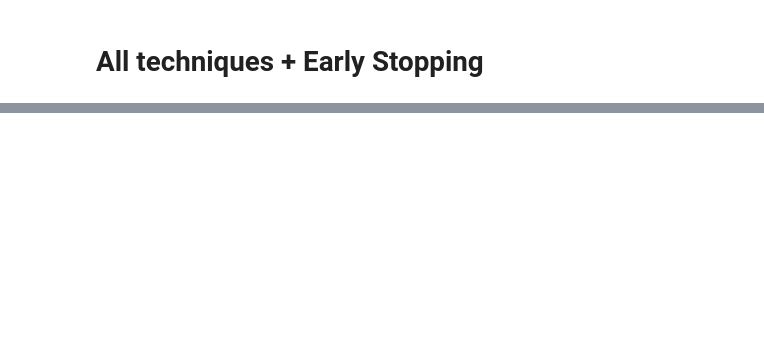
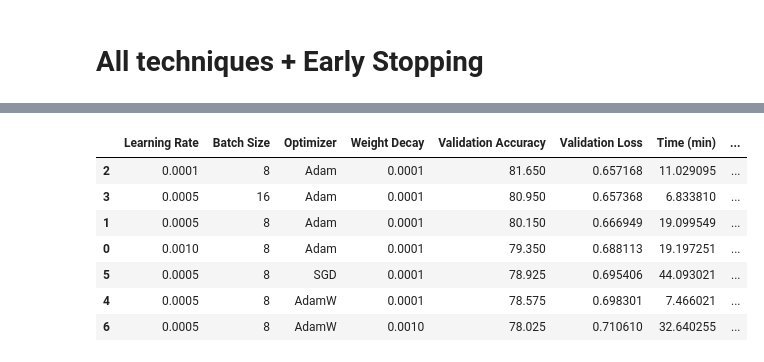
Before and after one commit to trijesh61/Freshness-Inspection-CNN, a Jupyter notebook: Freshness Inspection.ipynb, the cells around one changed output, grey strips where cells are left out. Saved outputs shown, nothing was run; the diff lists cells and outputs as text; code cells hidden in the pictures; blank space fills up the shorter version.

```diff
--- a/Freshness Inspection.ipynb
+++ b/Freshness Inspection.ipynb
@@ -581,0 +980,22 @@ all_labels, all_predictions = train_model_early_stopping(
+# %%
+experiments = [
+    (0.001, 8, "Adam", 0.0001),
+    (0.0005, 8, "Adam", 0.0001),
+    (0.0001, 8, "Adam", 0.0001),
+
+    (0.0005, 16, "Adam", 0.0001),
+    (0.0005, 8, "AdamW", 0.0001),
+    (0.0005, 8, "SGD", 0.0001),
+
+    (0.0005, 8, "AdamW", 0.001),
+]
+
+results = []
+
+for params in experiments:
+    result = run_tuning(*params)
+    results.append(result)
+
+    # Release GPU resources between experiments
+    del result
+    torch.cuda.empty_cache()
@@ -581,0 +1020,18 @@ all_labels, all_predictions = train_model_early_stopping(
+# %%
+results_df = pd.DataFrame(results)
+
+results_df = results_df.sort_values(
+    by="Validation Accuracy",
+    ascending=False
+)
+
+display(results_df)
+# %% [output]
+|  | Learning Rate | Batch Size | Optimizer | Weight Decay | Validation Accuracy | Validation Loss | Time (min) | ... |
+| 2 | 0.0001 | 8 | Adam | 0.0001 | 81.650 | 0.657168 | 11.029095 | ... |
+| 3 | 0.0005 | 16 | Adam | 0.0001 | 80.950 | 0.657368 | 6.833810 | ... |
+| 1 | 0.0005 | 8 | Adam | 0.0001 | 80.150 | 0.666949 | 19.099549 | ... |
+| 0 | 0.0010 | 8 | Adam | 0.0001 | 79.350 | 0.688113 | 19.197251 | ... |
+| 5 | 0.0005 | 8 | SGD | 0.0001 | 78.925 | 0.695406 | 44.093021 | ... |
+| 4 | 0.0005 | 8 | AdamW | 0.0001 | 78.575 | 0.698301 | 7.466021 | ... |
+| 6 | 0.0005 | 8 | AdamW | 0.0010 | 78.025 | 0.710610 | 32.640255 | ... |
```
Also changed, not shown: parts of 43 cells of this notebook.
